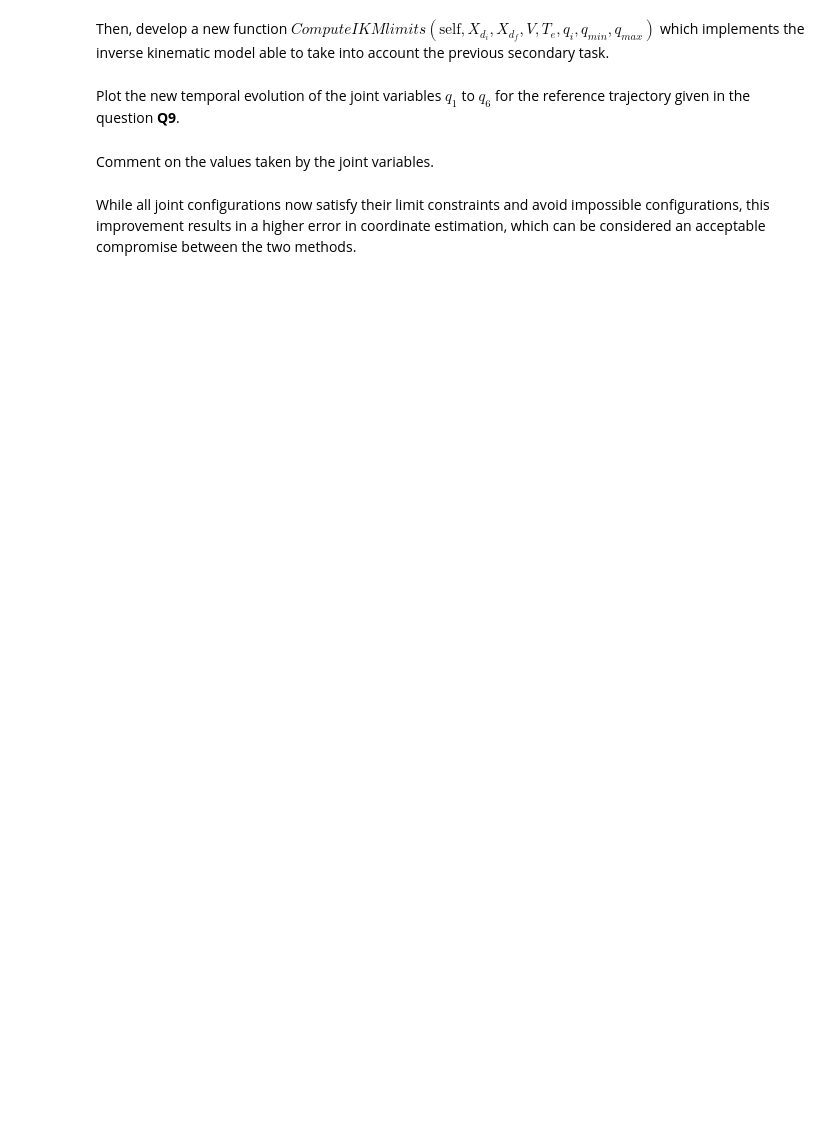
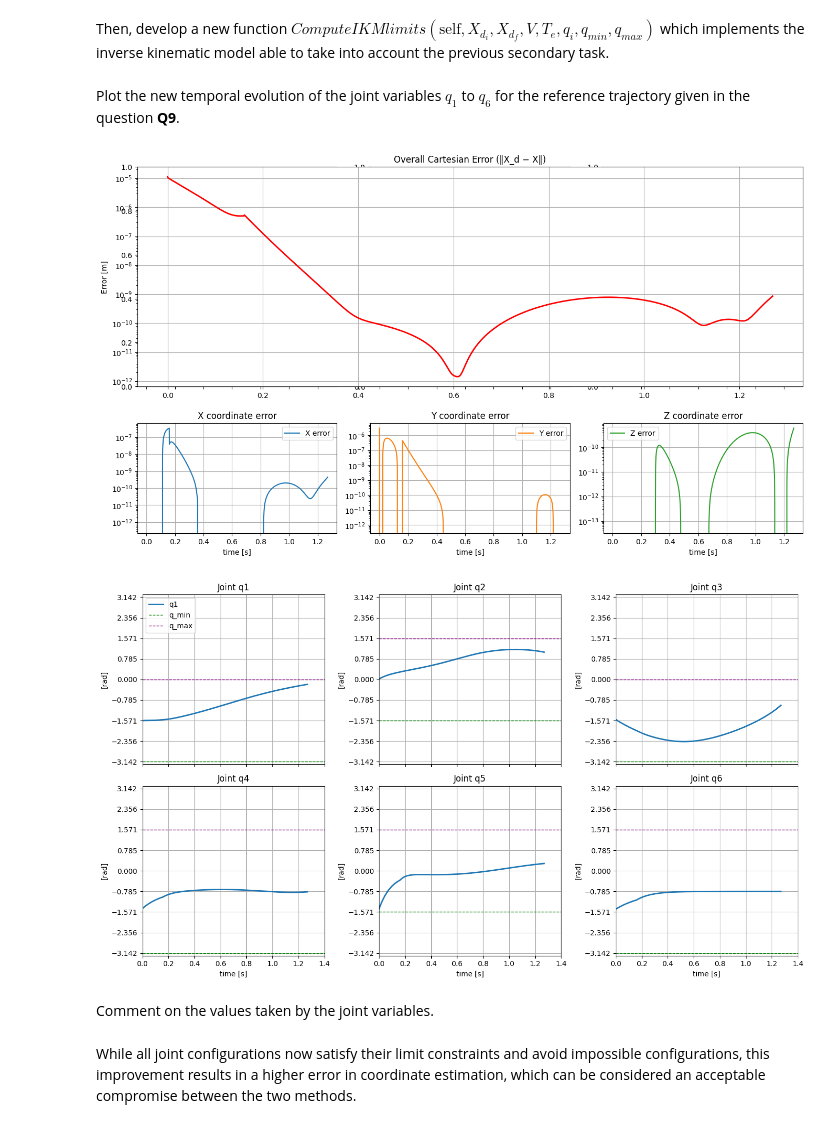
Before and after one commit to HenriGund/TP-CSC_5RO15_TA, a Jupyter notebook: Sujet_NotebookJupyter/Tutorial_1.ipynb, the cells around one changed output. Drawn from its saved outputs; the diff is of its cells as text; code cells hidden in the pictures; blank space fills up the shorter version.

```diff
--- a/Sujet_NotebookJupyter/Tutorial_1.ipynb
+++ b/Sujet_NotebookJupyter/Tutorial_1.ipynb
@@ -693,42 +728,3 @@ and
 \begin{align*}
 q_{max} = \left[\begin{array}{c}{ 0 , \frac{\pi}{2} , 0  ,\frac{\pi}{2}, \frac{\pi}{2} , \frac{\pi}{2} }\end{array}\right]
 \end{align*}
-# %%
-def plot_limits(
-        discrete_time: np.ndarray[float],
-        joints_variables: np.ndarray[float],
-        q_min: np.ndarray[float],
-        q_max: np.ndarray[float],
-    ) -> None:
-    """
-    Display joints evolution with respect to their respective limits.
-
-    Args:
-        - discrete_time (np.ndarray[flaot]): time discretezation.
-        - joints_variables (np.ndarray[float]): list of joint configurations.
-        - q_min (np.ndarray[float]): list of inferior joint limits.
-        - q_max (np.ndarray[float]): list of superior joint limits.
-    """
-    plt.figure(figsize=(8, 16))
-
-    for i in range(6):
-        plt.subplot(6, 1, i+1)
-        plt.plot(discrete_time, joints_variables[i], label=f'q_{i+1}')
-        plt.axhline(y=q_min[i], color='r', linestyle='--', label='q_min' if i == 0 else "")
-        plt.axhline(y=q_max[i], color='g', linestyle='--', label='q_max' if i == 0 else "")
-
-        if i == 5:
-            plt.xlabel('time [s]')
-
-        plt.yticks([
-            -4*np.pi/4, -3*np.pi/4, -2*np.pi/4, -1*np.pi/4, 0,
-            +1*np.pi/4, +2*np.pi/4, +3*np.pi/4, +4*np.pi/4]
-        )
-        plt.xlim([0, 1.4])
-        plt.ylim([-np.pi - 0.1, +np.pi + 0.1])
-        plt.ylabel(f'q_{i+1} [rad]')
-        plt.legend(loc="upper left")
-        plt.grid(True)
-
-    plt.tight_layout()
-    plt.show()
@@ -870,21 +932,24 @@ Plot the new temporal evolution of the joint variables $q_1$ to $q_6$ for the re
 # %%
 q_min = np.array([-np.pi, -np.pi/2, -np.pi, -np.pi, -np.pi/2, -np.pi])
 q_max = np.array([0, np.pi/2, 0, np.pi/2, np.pi/2, np.pi/2])
 
-RobotTutorials.ComputeIKMlimits(q_0i, X_di, X_df, speed=1, period=0.001, k_max=100, x_epsilon=0.001, q_min=q_min, q_max=q_max)
+RobotTutorials.ComputeIKMlimits(X_d_i = X_di, X_d_f = X_df, V=1, Te=0.001, q_i=q_0i, k_max=100, eps_x=0.001, q_min=q_min, q_max=q_max)
 
-plot_coordinates(
+plot_coord(
     RobotTutorials.discreteTime,
     RobotTutorials.list_q_d_k_limits,
     np.array(RobotTutorials.list_X_d_k)
 )
 
 plot_limits(
     RobotTutorials.discreteTime,
     np.array(RobotTutorials.list_q_d_k_limits).T,
     q_min,
     q_max,
 )
+# %% [output]
+[figure, added]
+[figure, added]
 # %% [markdown]
 Comment on the values taken by the joint variables.
 # %% [markdown]
```
Also changed, not shown: parts of 21 cells of this notebook.
